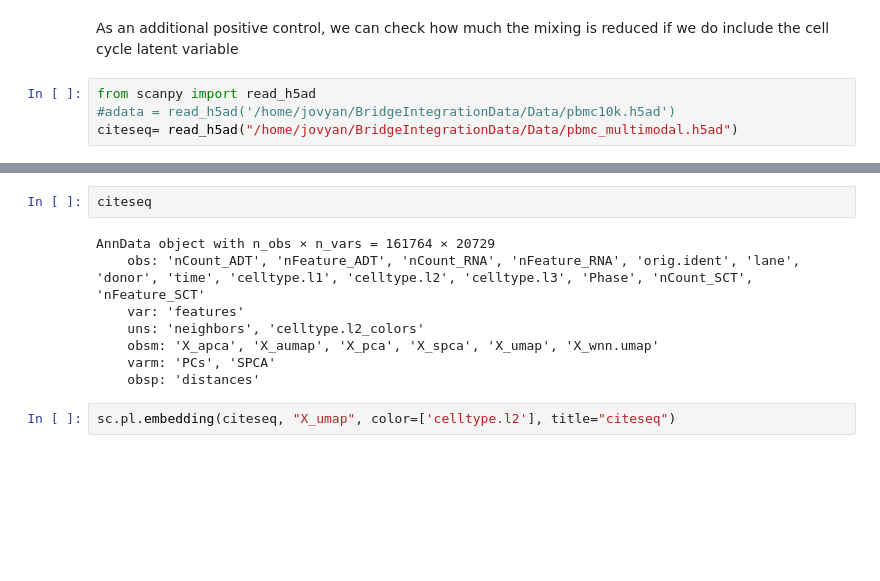
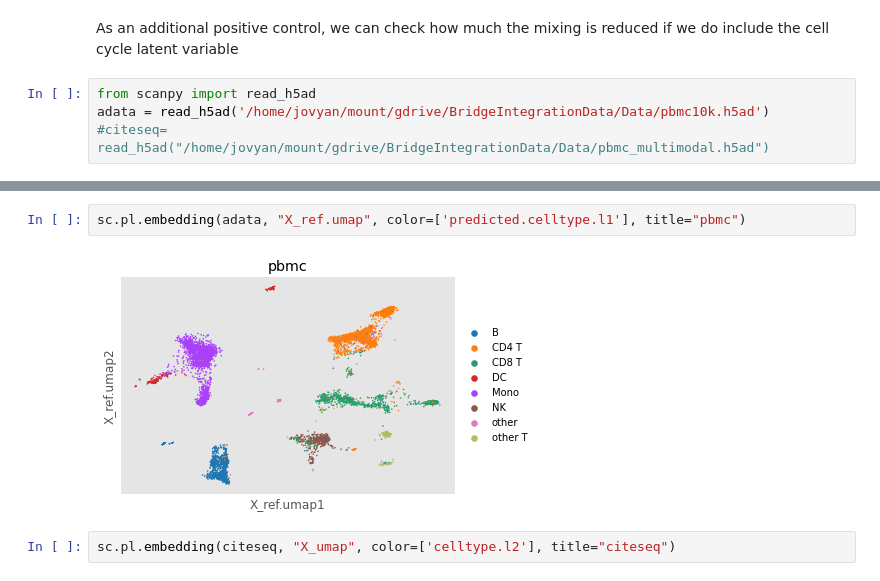
Before and after one commit to shaistamadad/GPLVM_Shaista, a Jupyter notebook: GPLVM_benchmark_template.ipynb, the cells around one changed output, grey strips where cells are left out. Drawn from its saved outputs; the diff is of its cells as text; blank space fills up the shorter version.

Commit message:
Umaps code

```diff
--- a/GPLVM_benchmark_template.ipynb
+++ b/GPLVM_benchmark_template.ipynb
@@ -457,5 +460,5 @@ We want to evaluate whether excluding the cell cycle latent variable creates a r
 As an additional positive control, we can check how much the mixing is reduced if we do include the cell cycle latent variable
 # %%
 from scanpy import read_h5ad
-#adata = read_h5ad('/home/jovyan/BridgeIntegrationData/Data/pbmc10k.h5ad')
-citeseq= read_h5ad("/home/jovyan/BridgeIntegrationData/Data/pbmc_multimodal.h5ad")
+adata = read_h5ad('/home/jovyan/mount/gdrive/BridgeIntegrationData/Data/pbmc10k.h5ad')
+#citeseq= read_h5ad("/home/jovyan/mount/gdrive/BridgeIntegrationData/Data/pbmc_multimodal.h5ad")
@@ -465,13 +465,7 @@ This is where adjacency matrices should go now.
-# %%
-citeseq
-# %% [output]
-AnnData object with n_obs × n_vars = 161764 × 20729
-    obs: 'nCount_ADT', 'nFeature_ADT', 'nCount_RNA', 'nFeature_RNA', 'orig.ident', 'lane', 'donor', 'time', 'celltype.l1', 'celltype.l2', 'celltype.l3', 'Phase', 'nCount_SCT', 'nFeature_SCT'
-    var: 'features'
-    uns: 'neighbors', 'celltype.l2_colors'
-    obsm: 'X_apca', 'X_aumap', 'X_pca', 'X_spca', 'X_umap', 'X_wnn.umap'
-    varm: 'PCs', 'SPCA'
-    obsp: 'distances'
+# %%
+sc.pl.embedding(adata, "X_ref.umap", color=['predicted.celltype.l1'], title="pbmc")
+# %% [output]
+[figure, added]
 # %%
 sc.pl.embedding(citeseq, "X_umap", color=['celltype.l2'], title="citeseq")
 # %% [output]
```
Also changed, not shown: parts of 3 cells of this notebook, 2 other files.
